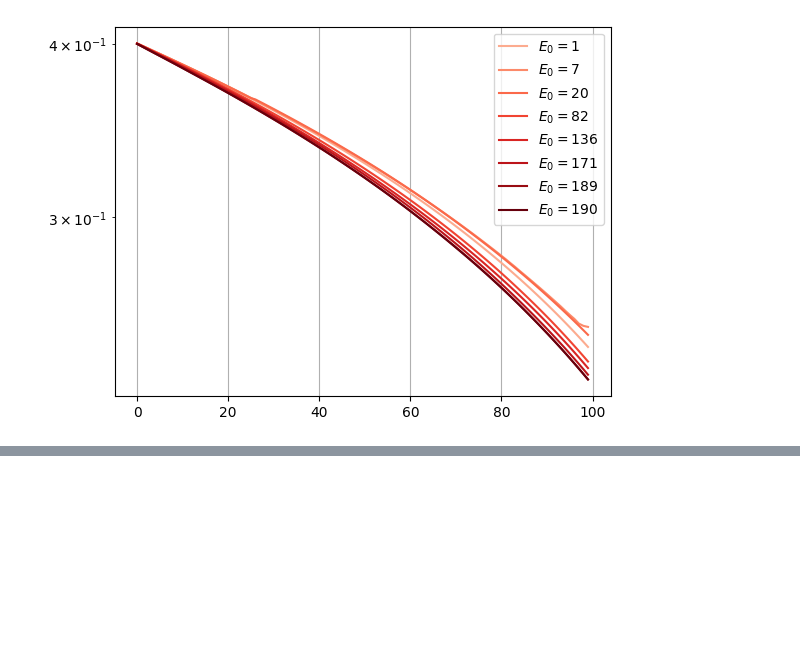
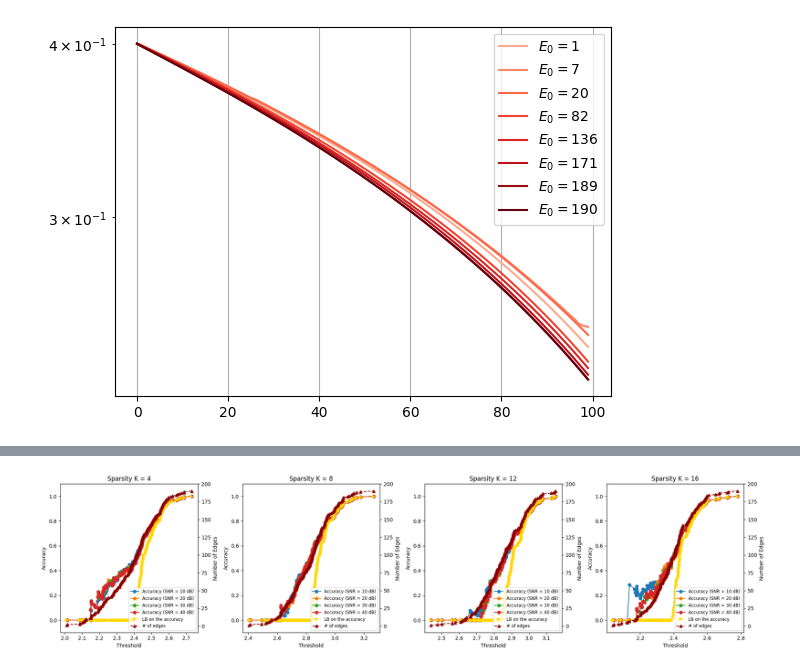
Before and after one commit to LeoDiNino97/LearningOnGraphCellularSheaves, a Jupyter notebook: ToyCase.ipynb, the cells around one changed output, grey strips where cells are left out. Cells and saved outputs as stored; diff of their text form; code cells hidden in the pictures; blank space fills up the shorter version.

```diff
--- a/ToyCase.ipynb
+++ b/ToyCase.ipynb
@@ -1033,0 +1021,5 @@ distortions
+# %%
+B = np.eye(10)
+# %%
+U = B[:,[0,1,3,7]]
+V = B[:,[1,4,5,7]]
@@ -1033,0 +1070,9 @@ distortions
+# %%
+U = B[:,[0,1,3,7]]
+V = B[:,[1,4,5,7]]
+
+FU = np.random.randn(10,10)
+FV = np.random.randn(10,10)
+
+print(GrassmanDistance(U,V))
+print(GeneralizedGrassmannDistance(U,V,FU,FV))
@@ -1033,0 +1332,2 @@ distortions
+# %%
+G = GrassmanGraph(20, 20, 8, SNR = None, basis_mode = 'Canonic',snaps = 1000)
@@ -1033,0 +1372,74 @@ distortions
+# %%
+# Create a 1x4 grid of subplots
+fig, axs = plt.subplots(1, 4, figsize=(20, 5))
+
+# Flatten the axs array for easier indexing in the loop
+axs = axs.flatten()
+
+# Create a separate list for the twin axes
+axs_twin = []
+
+# Initialize min and max values for accuracy, number of edges, and new curve
+min_acc = 0  # Set min_acc to 0 as per your update
+max_acc = 1  # Set max_acc to 1 as per your update
+min_edges = float('inf')
+max_edges = float('-inf')
+
+# First loop to find the global min and max for number of edges
+for j, K in enumerate(generating_sparsity):
+    for SNR in noise_levels:
+        edges_values = list(edges_number[K][SNR].values())
+        min_edges = min(min_edges, min(edges_values))
+        max_edges = max(max_edges, max(edges_values))
+
+# Second loop for plotting
+for j, K in enumerate(generating_sparsity):
+    # Create the twin axis for each subplot
+    axs_twin.append(axs[j].twinx())
+
+    # Create a list to store legend handles and labels
+    handles, labels = [], []
+
+    for SNR in noise_levels:
+        # Plotting accuracy on the primary y-axis with markers
+        line, = axs[j].plot(list(accs[K][SNR].keys()), list(accs[K][SNR].values()),
+                            label=f'Acc SNR = {SNR} dB', marker='o')
+        handles.append(line)
+        labels.append(f'Accuracy (SNR = {SNR} dB)')
+
+        # Compute and plot the additional curve: max(0, 2 - 190/E)
+        threshold_list = list(edges_number[K][SNR].keys())
+        edges_values = list(edges_number[K][SNR].values())
+        new_curve = [max(0, 2 - 190 / E) for E in edges_values]
+
+    # Plot this new curve on the left y-axis
+    line, = axs[j].plot(threshold_list, new_curve, label="LB on the accuracy", linestyle=':', color='gold', marker='>')
+    handles.append(line)
+    labels.append("LB on the accuracy")
+
+    # Plotting edge numbers on the twin y-axis with markers
+    line, = axs_twin[j].plot(list(edges_number[K][SNR].keys()), list(edges_number[K][SNR].values()),
+                                label="# of edges", color='darkred', linestyle='--', marker='^')
+    handles.append(line)
+    labels.append("# of edges")
+
+    # Set labels and title for each subplot
+    axs[j].set_title(f'Sparsity K = {K}')
+    axs[j].set_xlabel('Threshold')  # Replace with your actual x-axis label
+    axs[j].set_ylabel('Accuracy')
+    axs_twin[j].set_ylabel('Number of Edges')
+
+    # Set the y-limits for accuracy and number of edges to be consistent
+    axs[j].set_ylim(min_acc - 0.1, max_acc + 0.1)
+    axs_twin[j].set_ylim(min_edges - 10, max_edges + 10)  # Adjust padding as needed
+
+    # Merge legends
+    axs[j].legend(handles, labels, loc='lower right', fontsize='small')
+
+# Adjust layout to avoid overlap
+plt.tight_layout()
+
+# Show the plot after all plotting is done
+plt.show()
+# %% [output]
+[figure, added]
```
Also changed, not shown: parts of 24 cells of this notebook, 4 other files.
